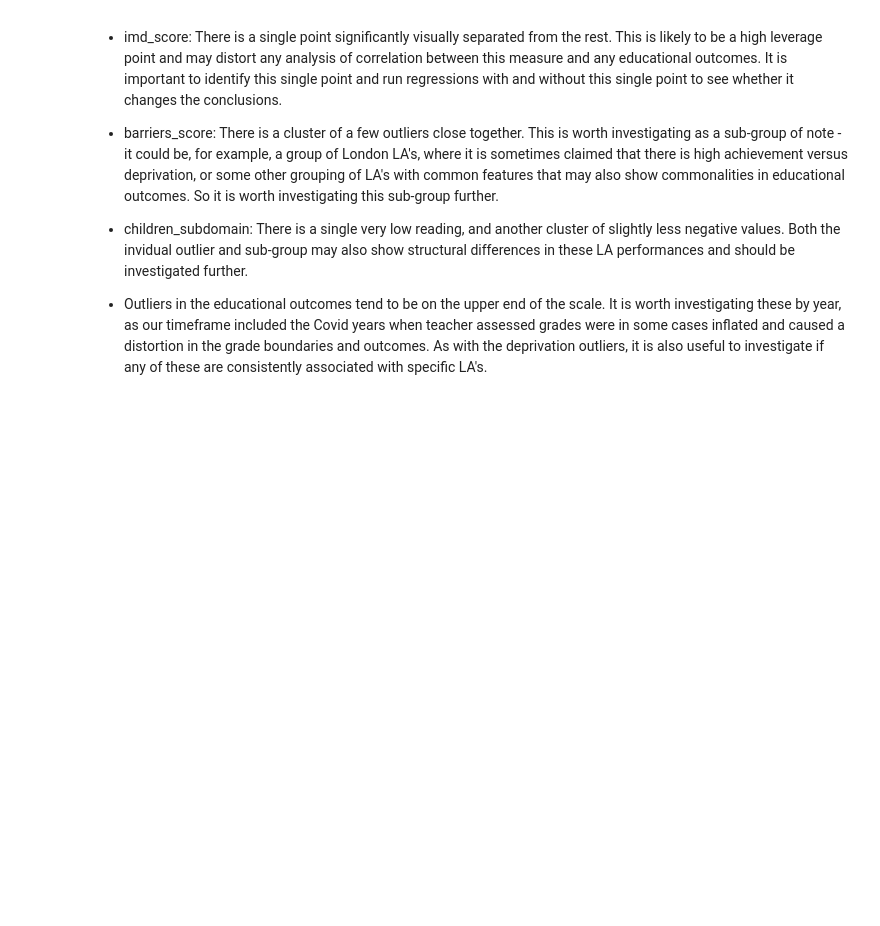
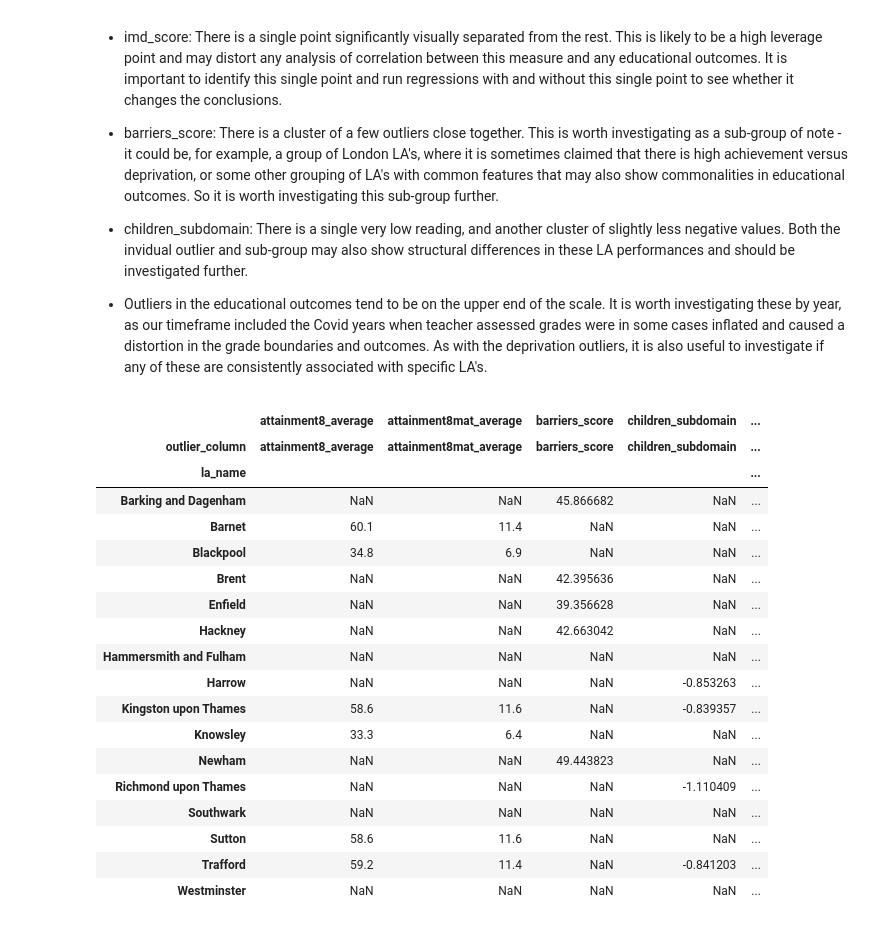
Before and after one commit to AislingLangston/CFG-DS-group-6-2026, a Jupyter notebook: AL_school_performance_0906.ipynb, the cells around one changed output. Cells and saved outputs as stored; diff of their text form; code cells hidden in the pictures; blank space fills up the shorter version.

Commit message:
boxplots and discussion of outliers

```diff
--- a/AL_school_performance_0906.ipynb
+++ b/AL_school_performance_0906.ipynb
@@ -1281,7 +1281,11 @@ final_df_lang.to_csv("data/final_df_lang.csv", index=False)
 
 We now need to explore the distributions of each of the columns, in order to identify outliers and anomalies, and identify any patterns and the overall structure of the distributions.
 # %%
-for df in [final_df_total, final_df_gender, final_df_disadv, final_df_fsm, final_df_lang]:
-    print(f'\n---Description of {df} dataframe---')
-    df.describe()
+for name, df in [('final_df_total', final_df_total),
+                  ('final_df_gender', final_df_gender),
+                  ('final_df_disadv', final_df_disadv),
+                  ('final_df_fsm', final_df_fsm),
+                  ('final_df_lang', final_df_lang)]:
+    print(f'\n--- Description of {name} ---')
+    display(df.describe())
 # %% [output]
@@ -1343,3 +1375,55 @@ Several outliers can be observed in the above boxplots. Of most note are:
 - children_subdomain: There is a single very low reading, and another cluster of slightly less negative values. Both the invidual outlier and sub-group may also show structural differences in these LA performances and should be investigated further.
 
 - Outliers in the educational outcomes tend to be on the upper end of the scale. It is worth investigating these by year, as our timeframe included the Covid years when teacher assessed grades were in some cases inflated and caused a distortion in the grade boundaries and outcomes. As with the deprivation outliers, it is also useful to investigate if any of these are consistently associated with specific LA's.
+# %%
+# Outliers identification
+def get_outliers(df, column, id_cols=['la_name', 'end_year']):
+    q1 = df[column].quantile(0.25)
+    q3 = df[column].quantile(0.75)
+    iqr = q3 - q1
+    lower = q1 - 1.5 * iqr
+    upper = q3 + 1.5 * iqr
+
+    mask = (df[column] < lower) | (df[column] > upper)
+    return df.loc[mask, id_cols + [column]].sort_values(column)
+
+cols_to_check = ['imd_score', 'children_subdomain', 'barriers_score', 'attainment8_average', 'ebacc_aps_average', 'attainment8mat_average', 'ebaccsci_aps_average', 'ebacclan_aps_average']
+outlier_frames = []
+for col in cols_to_check:
+    out = get_outliers(final_df_total, col)
+    out['outlier_column'] = col
+    outlier_frames.append(out)
+
+all_outliers = pd.concat(outlier_frames)
+
+# Drop to one row per LA per outlier column, since these scores don't vary by year
+all_outliers_unique = all_outliers.drop_duplicates(subset=['la_name', 'outlier_column'])
+
+# Pivot so each LA is one row, with a column per deprivation measure
+outlier_summary = (
+    all_outliers_unique
+    .pivot_table(index='la_name', columns='outlier_column',
+                  values=['imd_score', 'children_subdomain', 'barriers_score', 'attainment8_average', 'ebacc_aps_average', 'attainment8mat_average', 'ebaccsci_aps_average', 'ebacclan_aps_average'],
+                  aggfunc='first')
+)
+outlier_summary
+# %% [output]
+|  | attainment8_average | attainment8mat_average | barriers_score | children_subdomain | ... |
+| outlier_column | attainment8_average | attainment8mat_average | barriers_score | children_subdomain | ... |
+| la_name |  |  |  |  | ... |
+| Barking and Dagenham | NaN | NaN | 45.866682 | NaN | ... |
+| Barnet | 60.1 | 11.4 | NaN | NaN | ... |
+| Blackpool | 34.8 | 6.9 | NaN | NaN | ... |
+| Brent | NaN | NaN | 42.395636 | NaN | ... |
+| Enfield | NaN | NaN | 39.356628 | NaN | ... |
+| Hackney | NaN | NaN | 42.663042 | NaN | ... |
+| Hammersmith and Fulham | NaN | NaN | NaN | NaN | ... |
+| Harrow | NaN | NaN | NaN | -0.853263 | ... |
+| Kingston upon Thames | 58.6 | 11.6 | NaN | -0.839357 | ... |
+| Knowsley | 33.3 | 6.4 | NaN | NaN | ... |
+| Newham | NaN | NaN | 49.443823 | NaN | ... |
+| Richmond upon Thames | NaN | NaN | NaN | -1.110409 | ... |
+| Southwark | NaN | NaN | NaN | NaN | ... |
+| Sutton | 58.6 | 11.6 | NaN | NaN | ... |
+| Trafford | 59.2 | 11.4 | NaN | -0.841203 | ... |
+| Westminster | NaN | NaN | NaN | NaN | ... |
```
Also changed, not shown: parts of 2 cells of this notebook.
